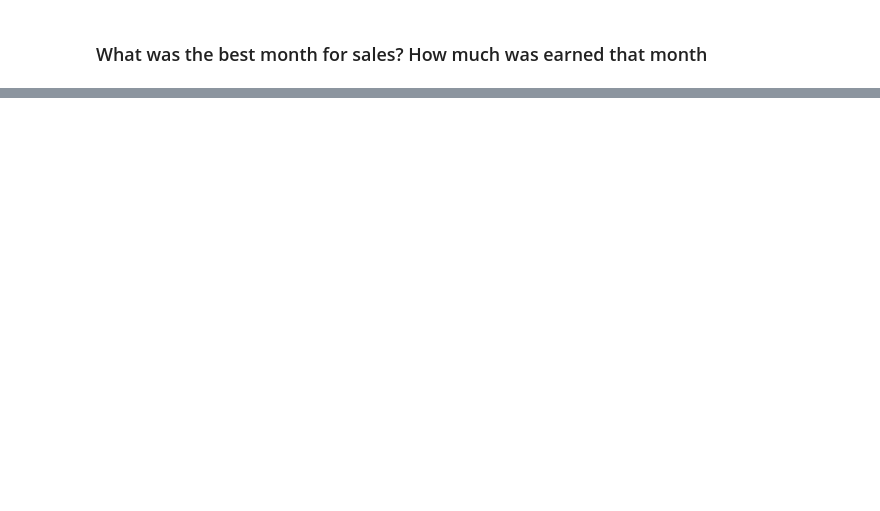
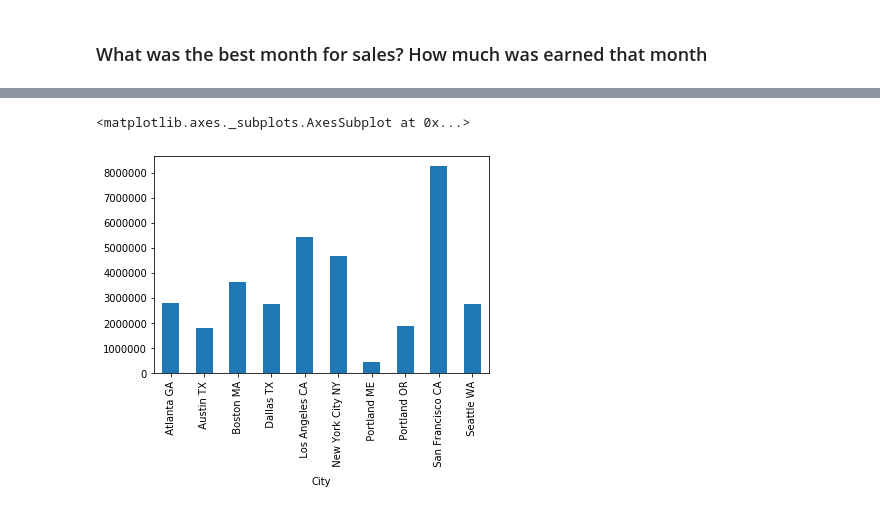
Before and after one commit to rustydigg918/Dell_Inspiron_works, a Jupyter notebook: Keith_Gali_Working_With_Real_World/Real life business problem.ipynb, the cells around one changed output, grey strips where cells are left out. Drawn from its saved outputs; the diff is of its cells as text; code cells hidden in the pictures; blank space fills up the shorter version.

```diff
--- a/Keith_Gali_Working_With_Real_World/Real life business problem.ipynb
+++ b/Keith_Gali_Working_With_Real_World/Real life business problem.ipynb
@@ -263,0 +444,10 @@ AttributeError: 'DataFrame' object has no attribute 'Month'
+# %%
+%%time
+# Method 2
+def get_city(address):
+    return address.split(',')[1]
+
+def get_state(address):
+    return address.split(',')[2]
+
+df['City'] = df['Purchase Address'].apply(lambda x: get_city(x)+" "+get_state(x))
@@ -263,0 +467,5 @@ AttributeError: 'DataFrame' object has no attribute 'Month'
+# %%
+%%time
+# Method 1
+df['City'] = df['Purchase Address'].str.split(',').apply(lambda x: x[1]+ " ("+x[2].split(" ")[1]+")")
+df.head()
@@ -263,0 +480,12 @@ AttributeError: 'DataFrame' object has no attribute 'Month'
+# %%
+%%time
+# Method 2
+def get_city(address):
+    return address.split(',')[1]
+
+def get_state(address):
+    return address.split(',')[2].split(" ")[1]
+
+df['City'] = df['Purchase Address'].apply(lambda x: get_city(x)+" ("+get_state(x)+")")
+
+df.head()
@@ -263,0 +500,12 @@ AttributeError: 'DataFrame' object has no attribute 'Month'
+# %%
+%%time
+# Method 2
+def get_city(address):
+    return address.split(',')[1]
+
+def get_state(address):
+    return address.split(',')[2].split(" ")[1]
+
+df['City'] = df['Purchase Address'].apply(lambda x: f" {get_city(x)} {get_state(x)}")
+
+df.head()
@@ -263,0 +536,7 @@ AttributeError: 'DataFrame' object has no attribute 'Month'
+# %%
+# Let's plot the data we got: >>>Pandas Way(METHOD 1)<<<
+
+df.groupby('City').Sales.sum().plot(kind = 'bar')
+# %% [output]
+<matplotlib.axes._subplots.AxesSubplot at 0x...>
+[figure, added]
```
Also changed, not shown: parts of 69 cells of this notebook.
